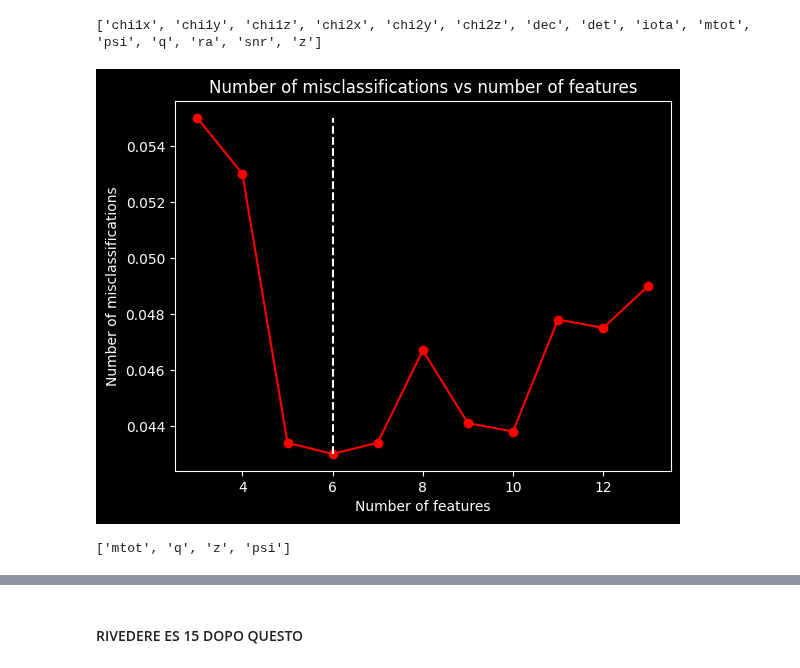
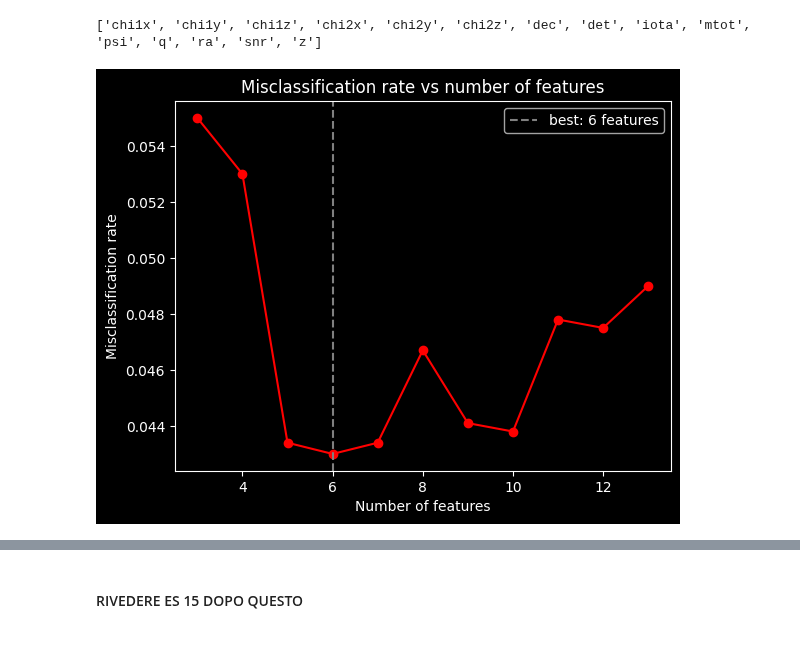
Before and after one commit to RiccardoFanton/astrostatistics_bicocca_2026, a Jupyter notebook: working/Lecture_20.ipynb, the cells around one changed output, grey strips where cells are left out. Drawn from its saved outputs; the diff is of its cells as text; code cells hidden in the pictures.

```diff
--- a/working/Lecture_20.ipynb
+++ b/working/Lecture_20.ipynb
@@ -4,6 +4,8 @@
 from sklearn.model_selection import train_test_split
 from sklearn.model_selection import cross_val_score
 from sklearn.ensemble import RandomForestClassifier
+from sklearn.model_selection import GridSearchCV
+from sklearn.metrics import roc_curve, roc_auc_score, precision_recall_curve
 import matplotlib.pyplot as plt
 import matplotlib.patches as mpatches
 import numpy as np
@@ -12,13 +14,7 @@ from tqdm import tqdm
 from scipy import stats
 import corner
 import h5py
-plt.rcParams['figure.facecolor'] = 'black' #custom plot stuff
-plt.rcParams['axes.facecolor'] = 'black'
-plt.rcParams['axes.edgecolor'] = 'white'
-plt.rcParams['axes.labelcolor'] = 'white'
-plt.rcParams['text.color'] = 'white'
-plt.rcParams['xtick.color'] = 'white'
-plt.rcParams['ytick.color'] = 'white'
+plt.style.use('dark_background')
 
 data = h5py.File('sample_2e7_design_precessing_higherordermodes_3detectors.h5', 'r')
 
@@ -32,42 +28,29 @@ for key in keys:
 ['chi1x', 'chi1y', 'chi1z', 'chi2x', 'chi2y', 'chi2z', 'dec', 'det', 'iota', 'mtot', 'psi', 'q', 'ra', 'snr', 'z']
 # %%
 #first let's see what features we need to use, starting from a smaller data sample
-lenght = 10000
-det = data['det'][:lenght]      #this will be our target
-used_features = ['mtot', 'q', 'z', 'psi', 'iota', 'ra', 'dec', 'chi1x', 'chi1y', 'chi1z', 'chi2x', 'chi2y', 'chi2z']
-scores = []
-leng = []
+length = 10000
+det = data['det'][:length]  #that is the target for our analysis
+used_features = ['mtot', 'q', 'z', 'psi', 'iota', 'ra', 'dec',
+                 'chi1x', 'chi1y', 'chi1z', 'chi2x', 'chi2y', 'chi2z']
+errors, n_feats = [], []
 
-for used in tqdm(range(3, len(used_features)+1)):
-    Feat = used_features[:used]
-    real_data = np.column_stack([data[f][:lenght] for f in Feat])
+for used in tqdm(range(3, len(used_features) + 1)):     #just make a cross validation to see how many features we acutally need
+    feats = used_features[:used]
+    X = np.column_stack([data[f][:length] for f in feats])
 
     rf = RandomForestClassifier(n_estimators=100, max_depth=10, random_state=42)
+    cv_score = cross_val_score(rf, X, det, cv=5, scoring='accuracy')
 
-    cv_score = cross_val_score(rf, real_data, det, cv=5, scoring='accuracy')
+    errors.append(1 - cv_score.mean())
+    n_feats.append(len(feats))
 
-    error = 1 - np.mean(cv_score)
-    importance = rf.feature_importances_
-    scores.append(error)
-    leng.append(len(Feat))
-plt.plot(leng, scores, marker='o', color='red')
-plt.vlines(np.argmin(scores)+3, np.min(scores), np.max(scores), color='white', ls='dashed', lw=1.5, label='best-fit theta')
-plt.title('Number of misclassifications vs number of features')
+best = n_feats[np.argmin(errors)]
+plt.plot(n_feats, errors, marker='o', color='red')
+plt.axvline(best, color='gray', ls='--', lw=1.5, label=f'best: {best} features')
+plt.title('Misclassification rate vs number of features')
 plt.xlabel('Number of features')
-plt.ylabel('Number of misclassifications')
+plt.ylabel('Misclassification rate')
+plt.legend()
 plt.show()
 # %% [output]
-[figure, old version]
+[figure, new version]
-# %%
-#just keep the first 4 features, they are enough, now we can cross validate the depth of the forest
-keeped_features = used_features[:4]
-print(keeped_features)
-used_data = np.column_stack([data[f][:lenght] for f in keeped_features])
-X_train, X_test, y_train, y_test = train_test_split(used_data, det, test_size=0.2, random_state=42)
-
-for d in tqdm(range(2,16)):
-    rf = RandomForestClassifier(10, max_depth=d, random_state=42)
-    rf.fit(X_train, y_train)
-    y_pred = rf.predict(X_test)
-# %% [output]
-['mtot', 'q', 'z', 'psi']
```
Also changed, not shown: parts of 5 cells of this notebook.
